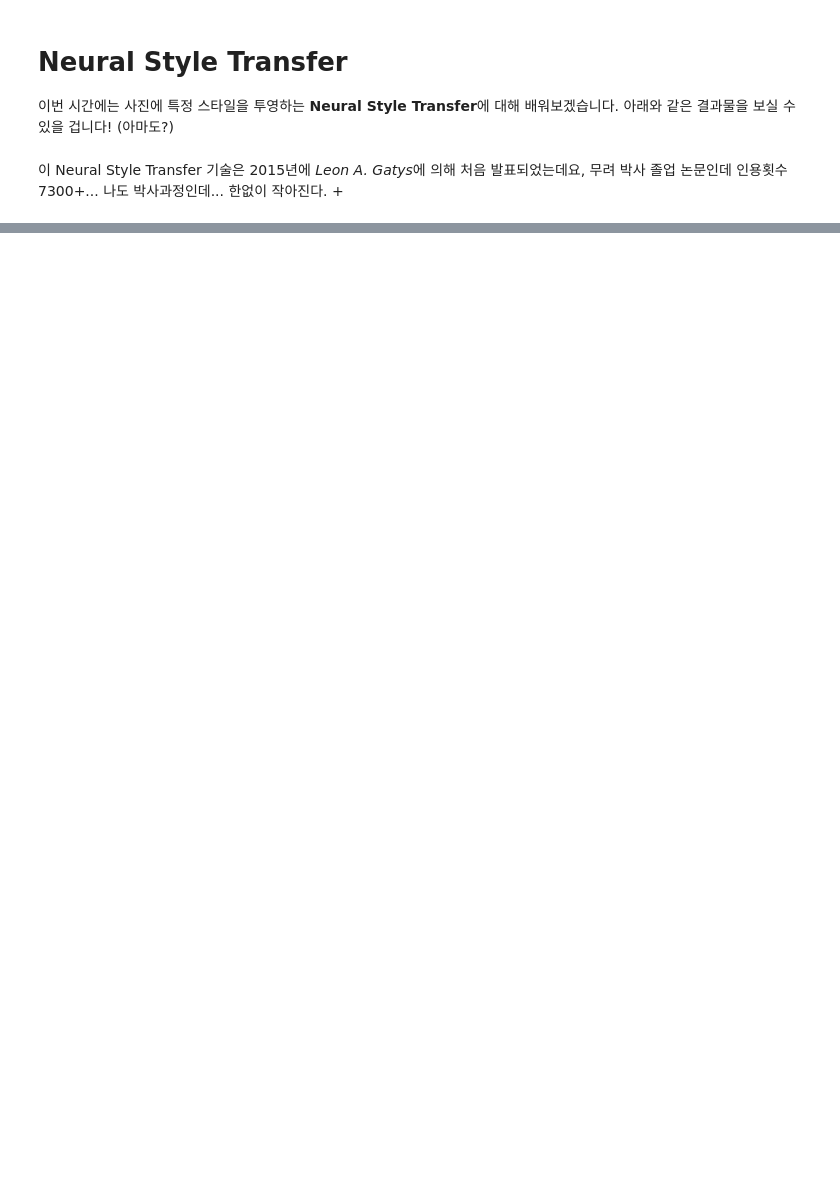
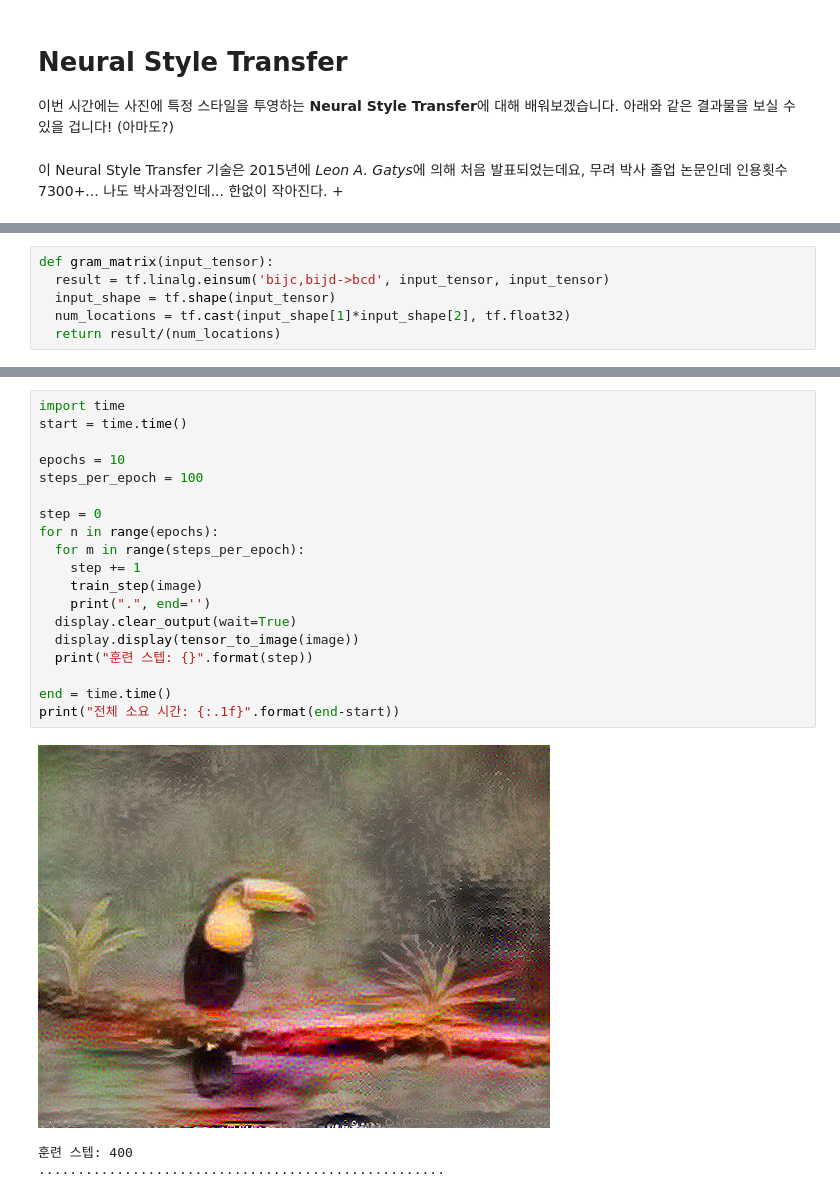
Before and after one commit to 1pha/neural-style-transfer, a Jupyter notebook: neural_style_transfer.ipynb, the cells around one changed output, grey strips where cells are left out. Cells and saved outputs as stored; diff of their text form; blank space fills up the shorter version.

```diff
--- a/neural_style_transfer.ipynb
+++ b/neural_style_transfer.ipynb
@@ -26,0 +190,6 @@ ModuleNotFoundError: No module named 'tensorflow'
+# %%
+def gram_matrix(input_tensor):
+  result = tf.linalg.einsum('bijc,bijd->bcd', input_tensor, input_tensor)
+  input_shape = tf.shape(input_tensor)
+  num_locations = tf.cast(input_shape[1]*input_shape[2], tf.float32)
+  return result/(num_locations)
@@ -26,0 +308,23 @@ ModuleNotFoundError: No module named 'tensorflow'
+# %%
+import time
+start = time.time()
+
+epochs = 10
+steps_per_epoch = 100
+
+step = 0
+for n in range(epochs):
+  for m in range(steps_per_epoch):
+    step += 1
+    train_step(image)
+    print(".", end='')
+  display.clear_output(wait=True)
+  display.display(tensor_to_image(image))
+  print("훈련 스텝: {}".format(step))
+
+end = time.time()
+print("전체 소요 시간: {:.1f}".format(end-start))
+# %% [output]
+[figure, added]
+훈련 스텝: 400
+....................................................
```
Also changed, not shown: parts of 26 cells of this notebook, 5 other files.
